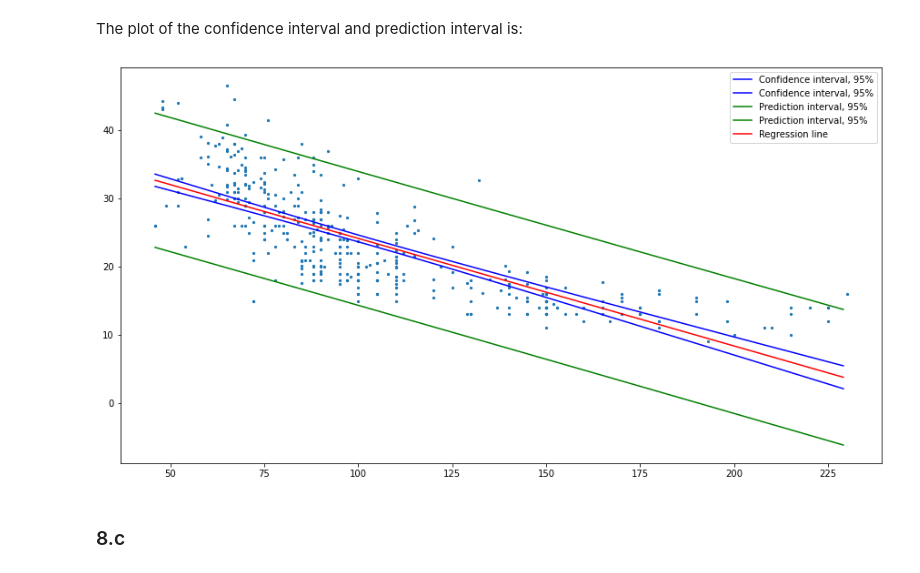
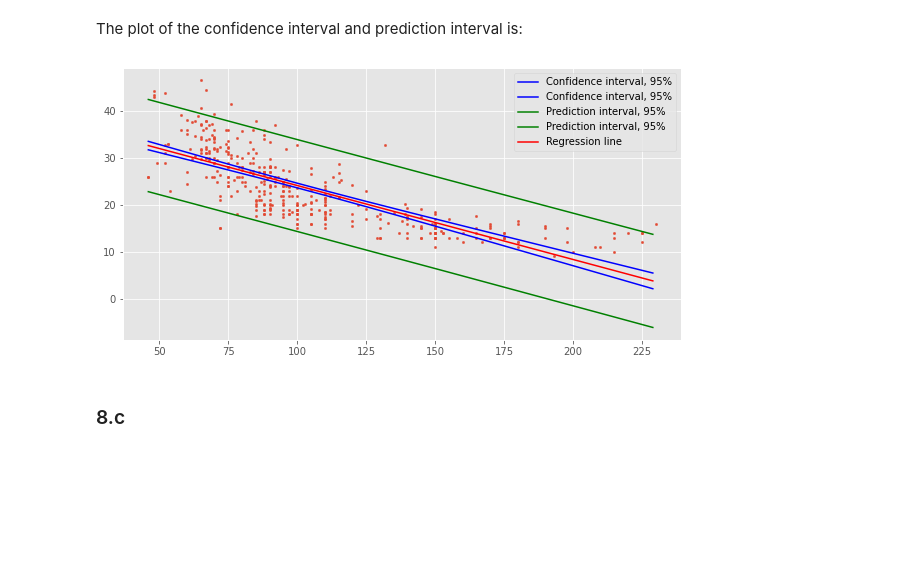
Before and after one commit to maurock/ISLR, a Jupyter notebook: Chapter_3.ipynb, the cells around one changed output. Saved outputs shown, nothing was run; the diff lists cells and outputs as text; code cells hidden in the pictures; blank space fills up the shorter version.

```diff
--- a/Chapter_3.ipynb
+++ b/Chapter_3.ipynb
@@ -8,6 +8,7 @@ First, let's import all the packages required to run the exercises below.
 import pandas as pd
 import numpy as np
 import matplotlib.pyplot as plt
+plt.style.use('ggplot')
 import seaborn as sns
 from sklearn.linear_model import LinearRegression
 from sklearn.metrics import r2_score
@@ -15,6 +16,7 @@ import math
 from scipy import stats
 import statsmodels.api as sm
 import scipy.stats
+import copy
 # %% [markdown]
 Links to the exercises in this notebook: <br>
 [Exercise 8](#exercise-8) <br>
@@ -298,22 +300,22 @@ The plot of the confidence interval and prediction interval is:
 # %%
 lm = Linear_Regression()
 lm.fit(x, y, print_statistics = False)
 predicted_values_line = lm.predict(np.arange(np.amin(auto['horsepower'].values), np.amax(auto['horsepower'].values), 1))
 array_conf_intervals = []
 array_pred_intervals = []
 for i in range(np.amin(auto['horsepower'].values), np.amax(auto['horsepower'].values)):    # loop over x values
     array_conf_intervals.append(conf_int_95(x, y, i))
     array_pred_intervals.append(pred_int_95(x, y, i))
 
-plt.figure(figsize=(15, 8))
+plt.figure(figsize=(10, 5))
 plt.plot(np.arange(np.amin(auto['horsepower'].values), np.amax(auto['horsepower'].values)), array_conf_intervals, c='b', label='Confidence interval, 95%')
 plt.plot(np.arange(np.amin(auto['horsepower'].values), np.amax(auto['horsepower'].values)), array_pred_intervals, c='g', label='Prediction interval, 95%')
 plt.plot(np.arange(np.amin(auto['horsepower'].values), np.amax(auto['horsepower'].values)), predicted_values_line, c='r', label='Regression line')
 plt.scatter(auto['horsepower'].values, auto['mpg'].values, s=5)
 plt.legend()
 plt.show()
 # %% [output]
-[figure, old version]
+[figure, new version]
 # %% [markdown]
 ### 8.c
 # %% [markdown]
```
Also changed, not shown: parts of 26 cells of this notebook.
